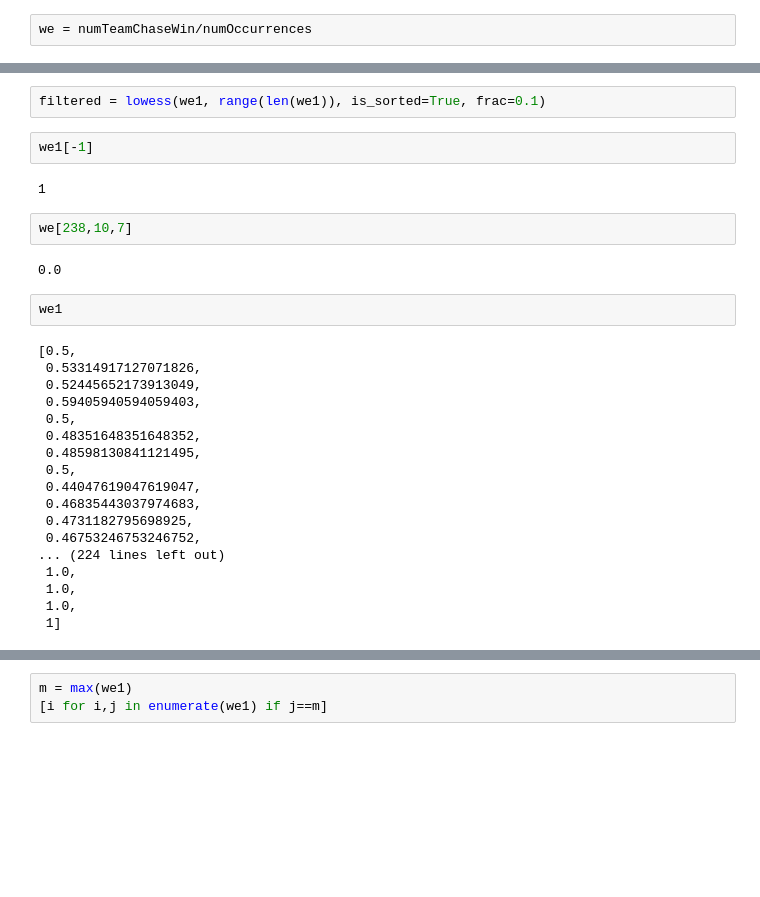
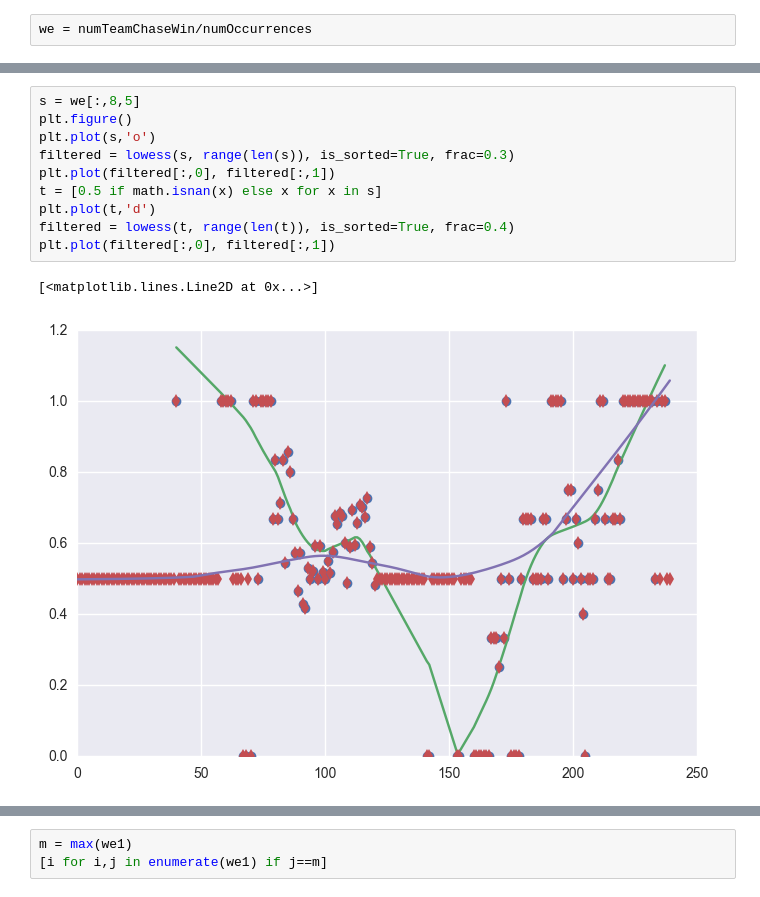
Before and after one commit to deepak-karkala/articles, a Jupyter notebook: cricket_sabermetrics/win_expectancy.ipynb, the cells around one changed output, grey strips where cells are left out. Cells and saved outputs as stored; diff of their text form; blank space fills up the shorter version.

```diff
--- a/cricket_sabermetrics/win_expectancy.ipynb
+++ b/cricket_sabermetrics/win_expectancy.ipynb
@@ -396,33 +341,16 @@ wpa
-# %%
-filtered = lowess(we1, range(len(we1)), is_sorted=True, frac=0.1)
-# %%
-we1[-1]
-# %% [output]
-1
-# %%
-we[238,10,7]
-# %% [output]
-0.0
-# %%
-we1
-# %% [output]
-[0.5,
- 0.53314917127071826,
- 0.52445652173913049,
- 0.59405940594059403,
- 0.5,
- 0.48351648351648352,
- 0.48598130841121495,
- 0.5,
- 0.44047619047619047,
- 0.46835443037974683,
- 0.4731182795698925,
- 0.46753246753246752,
-... (224 lines left out)
- 1.0,
- 1.0,
- 1.0,
- 1]
+# %%
+s = we[:,8,5]
+plt.figure()
+plt.plot(s,'o')
+filtered = lowess(s, range(len(s)), is_sorted=True, frac=0.3)
+plt.plot(filtered[:,0], filtered[:,1])
+t = [0.5 if math.isnan(x) else x for x in s]
+plt.plot(t,'d')
+filtered = lowess(t, range(len(t)), is_sorted=True, frac=0.4)
+plt.plot(filtered[:,0], filtered[:,1])
+# %% [output]
+[<matplotlib.lines.Line2D at 0x...>]
+[figure, added]
 # %%
 plt.plot(we1)
 #plt.plot(range(len(filtered)), filtered[:,1])
```
Also changed, not shown: parts of 18 cells of this notebook, 1 other file.
